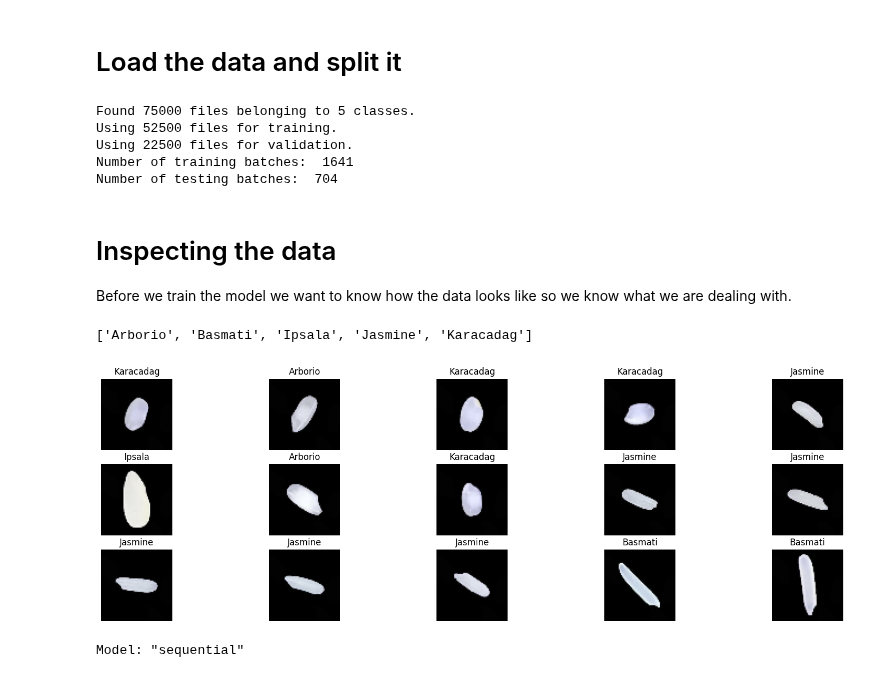
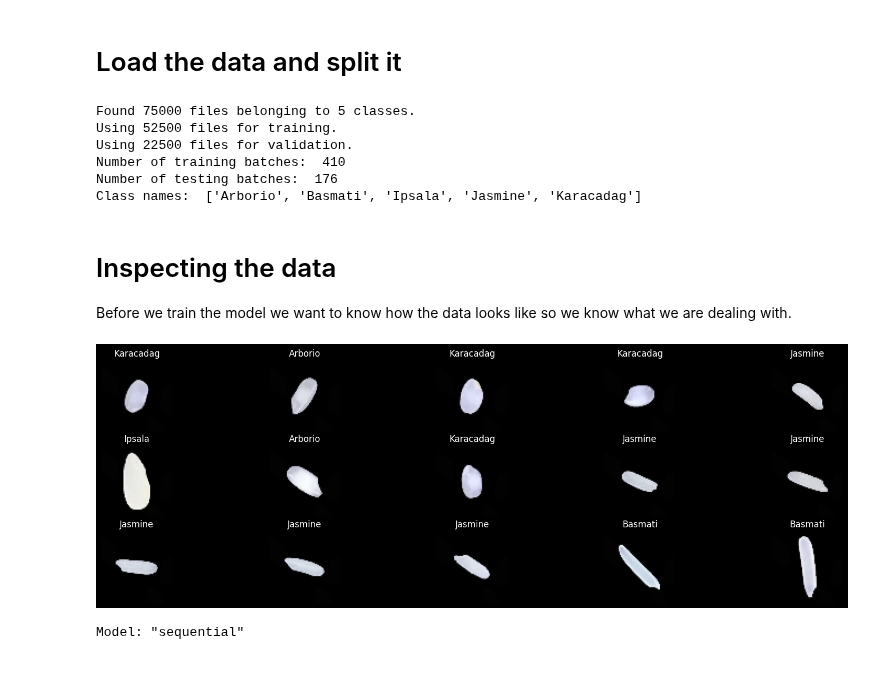
Before and after one commit to Nukufel/AiAp_MiniProj_1, a Jupyter notebook: test.ipynb, the cells around one changed output. Drawn from its saved outputs; the diff is of its cells as text; code cells hidden in the pictures.

Commit message:
feat: test model improvements

```diff
--- a/test.ipynb
+++ b/test.ipynb
@@ -4,42 +4,39 @@
 import get_data as data
 import matplotlib.pyplot as plt
 from keras import layers, models
-import tensorflow as tf
+from sklearn.metrics import confusion_matrix
 
 image_size = (64, 64)
 
-(train_images, test_images) = data.get_data(image_size)
+(train_images, test_images, label_names) = data.get_data(image_size)
 
 print("Number of training batches: ", len(train_images))
 print("Number of testing batches: ", len(test_images))
+print("Class names: ", label_names)
 # %% [output]
 Found 75000 files belonging to 5 classes.
 Using 52500 files for training.
 Using 22500 files for validation.
-Number of training batches:  1641
-Number of testing batches:  704
+Number of training batches:  410
+Number of testing batches:  176
+Class names:  ['Arborio', 'Basmati', 'Ipsala', 'Jasmine', 'Karacadag']
 # %% [markdown]
 # Inspecting the data
 
 Before we train the model we want to know how the data looks like so we know what we are dealing with.
-# %%
-class_names = train_images.class_names
-print(class_names)
-# %% [output]
-['Arborio', 'Basmati', 'Ipsala', 'Jasmine', 'Karacadag']
 # %%
 plt.figure(figsize=(20,6))
 
 for images, labels in train_images.take(1):
     for i in range(15):
         plt.subplot(3,5,i+1)
         plt.imshow(images[i].numpy().astype("uint8"))
-        plt.title(class_names[labels[i]])
+        plt.title(label_names[labels[i]])
         plt.axis("off")
 
 plt.show()
 # %% [output]
-[figure, old version]
+[figure, new version]
 # %%
 model = models.Sequential([
     layers.Input(shape=image_size +(3,)),
```
Also changed, not shown: parts of 7 cells of this notebook, 3 other files.
